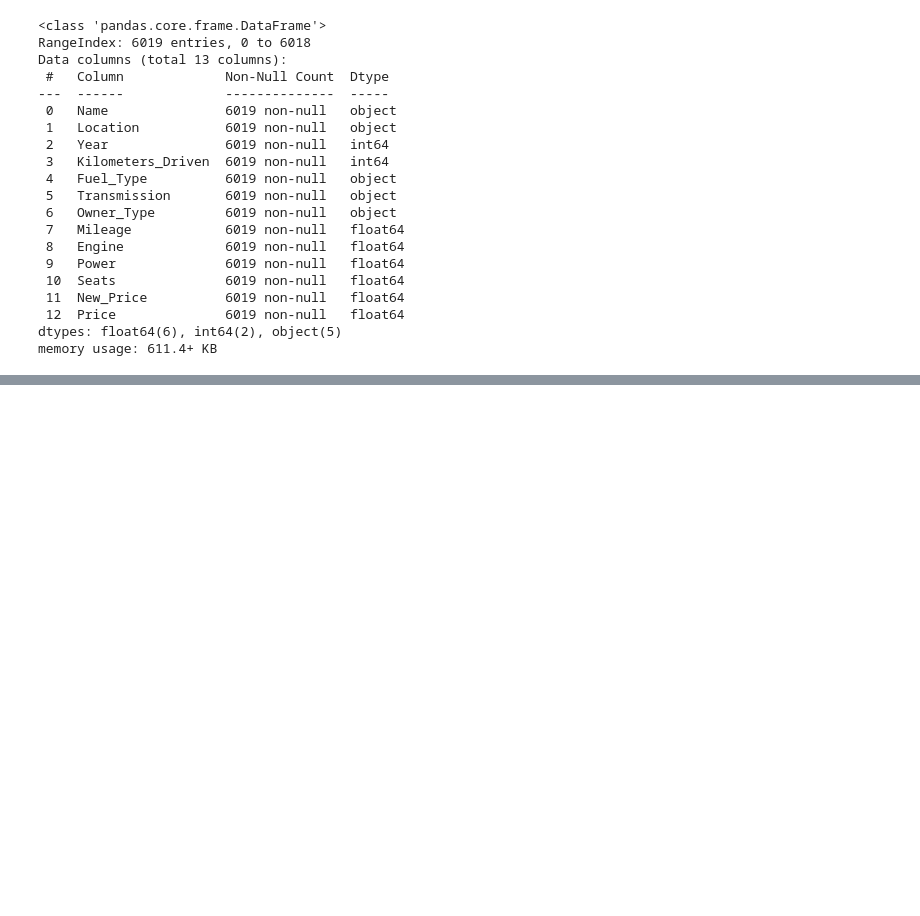
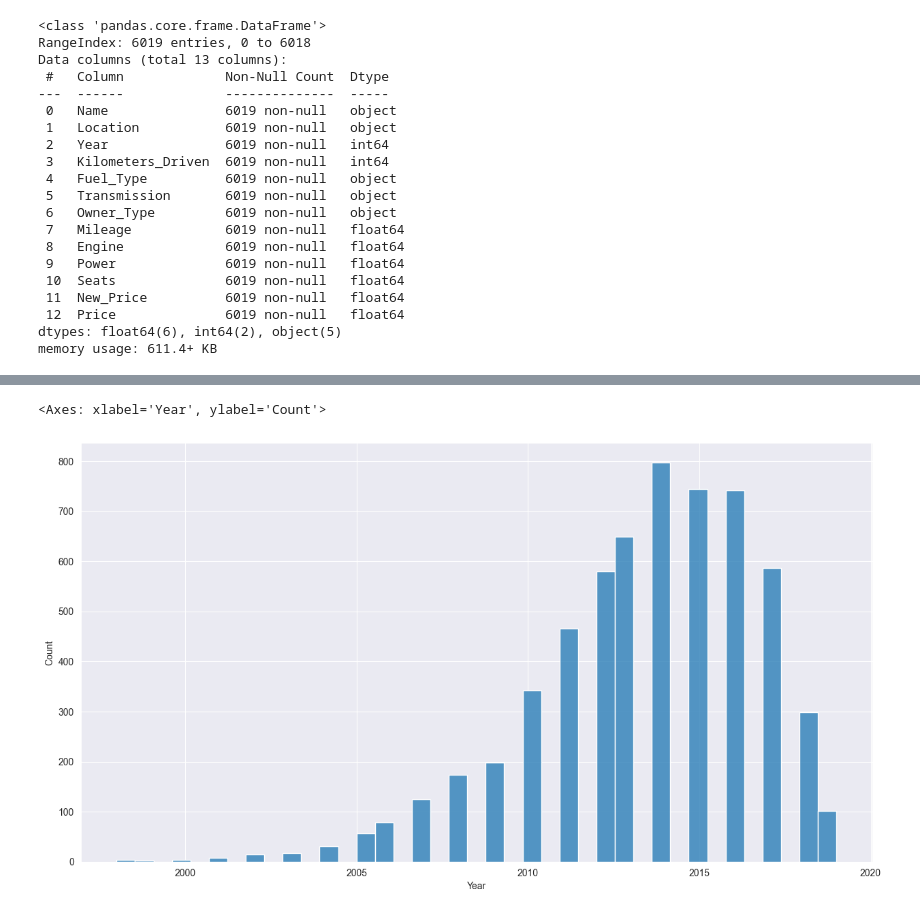
Before and after one commit to itssahilwhat/WorthWheels, a Jupyter notebook: main.ipynb, the cells around one changed output, grey strips where cells are left out. Saved outputs shown, nothing was run; the diff lists cells and outputs as text; code cells hidden in the pictures; blank space fills up the shorter version.

```diff
--- a/main.ipynb
+++ b/main.ipynb
@@ -362,0 +398,6 @@ memory usage: 611.4+ KB
+# %%
+f, ax = plt.subplots(figsize=(15,8))
+sns.histplot(train_data['Year'])
+# %% [output]
+<Axes: xlabel='Year', ylabel='Count'>
+[figure, added]
```
Also changed, not shown: parts of 16 cells of this notebook.
